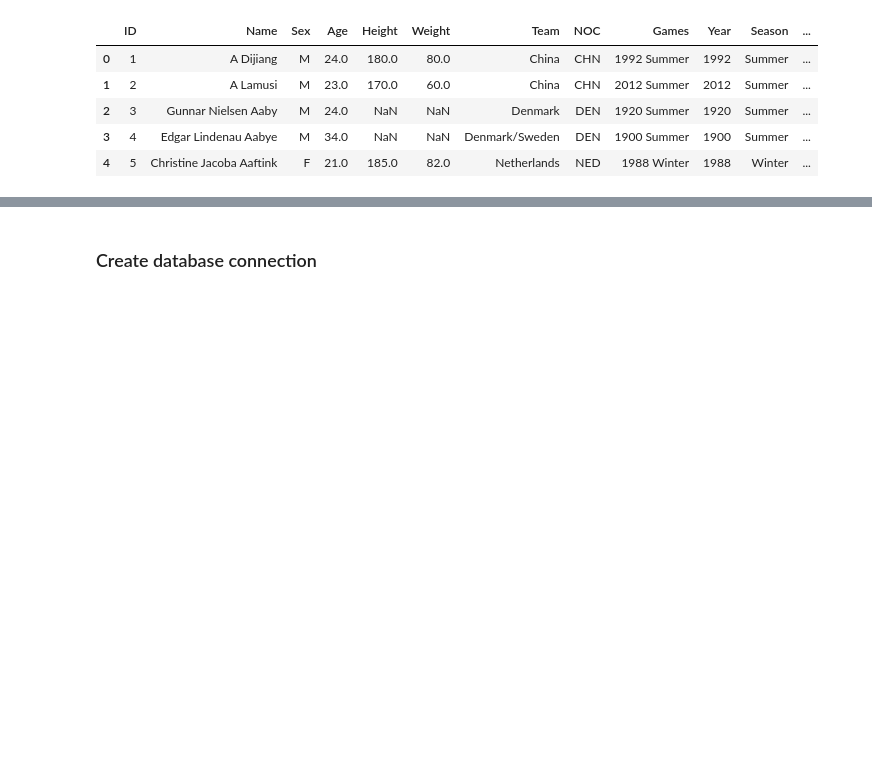
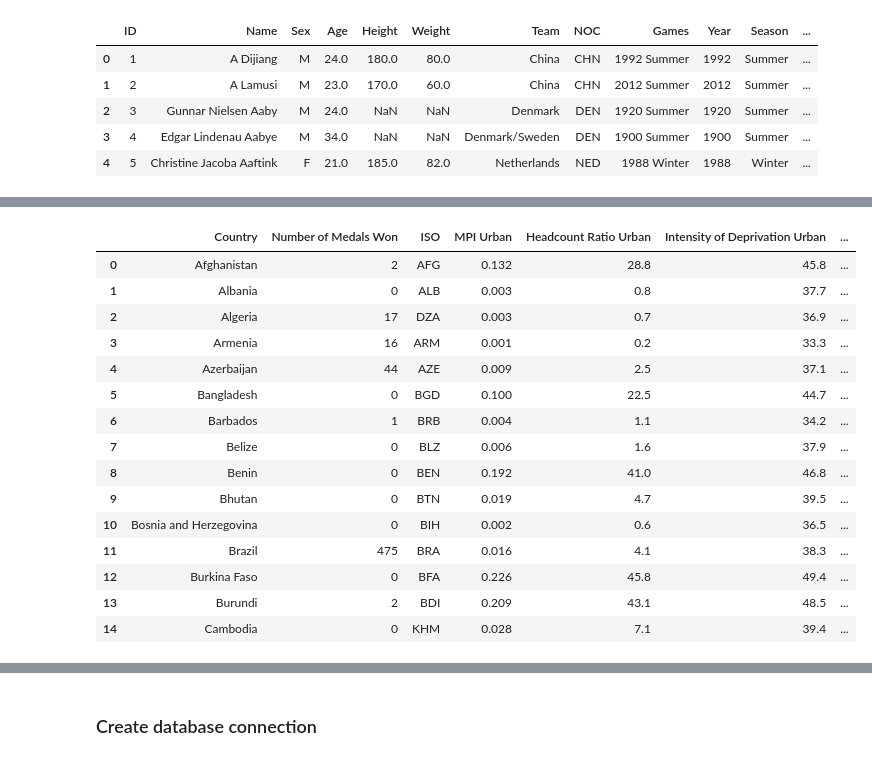
Before and after one commit to rohitrao1/Olympic-Performance-of-Second-and-Third-World-Countries, a Jupyter notebook: Olympics vs. Poverty.ipynb, the cells around one changed output, grey strips where cells are left out. Drawn from its saved outputs; the diff is of its cells as text; code cells hidden in the pictures; blank space fills up the shorter version.

```diff
--- a/Olympics vs. Poverty.ipynb
+++ b/Olympics vs. Poverty.ipynb
@@ -72,11 +104,25 @@ olympic_df.head()
 # %%
-# Aggregate data by region
-by_country = olympic_df.groupby("Country")
-medal_count = by_country["Medal"].count()
+#medal_count.sum()
 agg_olympic_df = pd.DataFrame({"Number of Medals Won": medal_count})
 
 
 # Merge dataframes
 combined_df = pd.merge(agg_olympic_df, poverty_df, how = "inner", on = "Country")
-
-# Extract only relevant columns from poverty dataframe
+combined_df.head(15)
+# %% [output]
+|  | Country | Number of Medals Won | ISO | MPI Urban | Headcount Ratio Urban | Intensity of Deprivation Urban | ... |
+| 0 | Afghanistan | 2 | AFG | 0.132 | 28.8 | 45.8 | ... |
+| 1 | Albania | 0 | ALB | 0.003 | 0.8 | 37.7 | ... |
+| 2 | Algeria | 17 | DZA | 0.003 | 0.7 | 36.9 | ... |
+| 3 | Armenia | 16 | ARM | 0.001 | 0.2 | 33.3 | ... |
+| 4 | Azerbaijan | 44 | AZE | 0.009 | 2.5 | 37.1 | ... |
+| 5 | Bangladesh | 0 | BGD | 0.100 | 22.5 | 44.7 | ... |
+| 6 | Barbados | 1 | BRB | 0.004 | 1.1 | 34.2 | ... |
+| 7 | Belize | 0 | BLZ | 0.006 | 1.6 | 37.9 | ... |
+| 8 | Benin | 0 | BEN | 0.192 | 41.0 | 46.8 | ... |
+| 9 | Bhutan | 0 | BTN | 0.019 | 4.7 | 39.5 | ... |
+| 10 | Bosnia and Herzegovina | 0 | BIH | 0.002 | 0.6 | 36.5 | ... |
+| 11 | Brazil | 475 | BRA | 0.016 | 4.1 | 38.3 | ... |
+| 12 | Burkina Faso | 0 | BFA | 0.226 | 45.8 | 49.4 | ... |
+| 13 | Burundi | 2 | BDI | 0.209 | 43.1 | 48.5 | ... |
+| 14 | Cambodia | 0 | KHM | 0.028 | 7.1 | 39.4 | ... |
```
Also changed, not shown: parts of 17 cells of this notebook.
